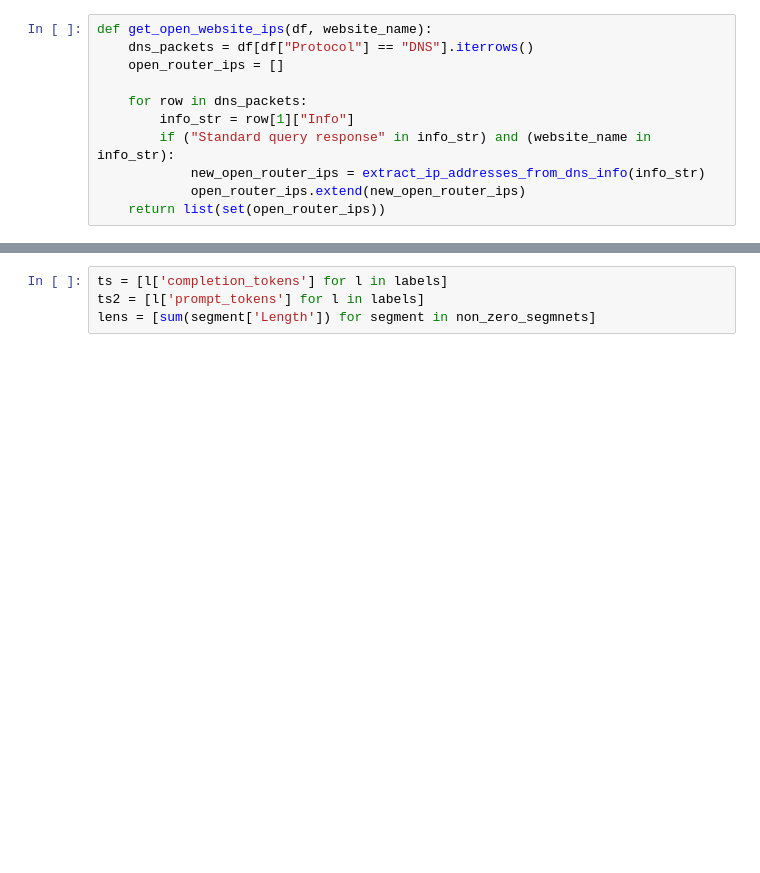
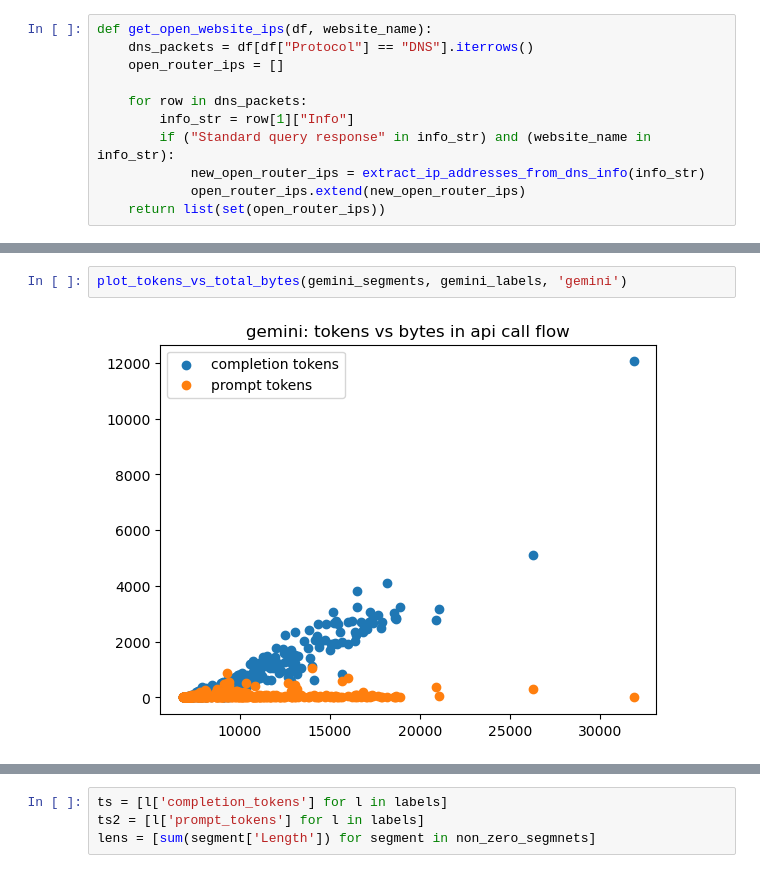
Before and after one commit to noise-course/course-project-zroe1, a Jupyter notebook: main.ipynb, the cells around one changed output, grey strips where cells are left out. Drawn from its saved outputs; the diff is of its cells as text; blank space fills up the shorter version.

```diff
--- a/main.ipynb
+++ b/main.ipynb
@@ -112,0 +146,4 @@ segments = split_df_into_api_segments(df, open_router_ips)
+# %%
+plot_tokens_vs_total_bytes(gemini_segments, gemini_labels, 'gemini')
+# %% [output]
+[figure, added]
```
Also changed, not shown: parts of 37 cells of this notebook.
